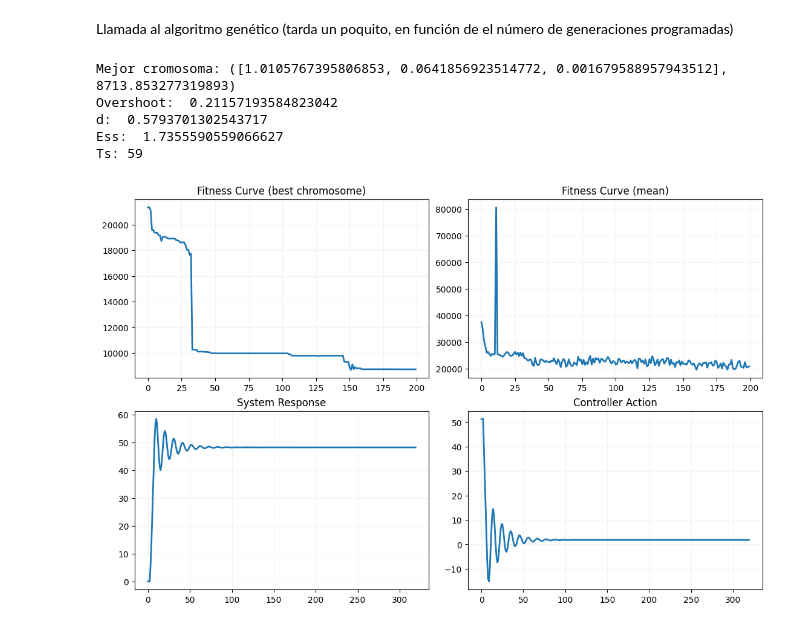
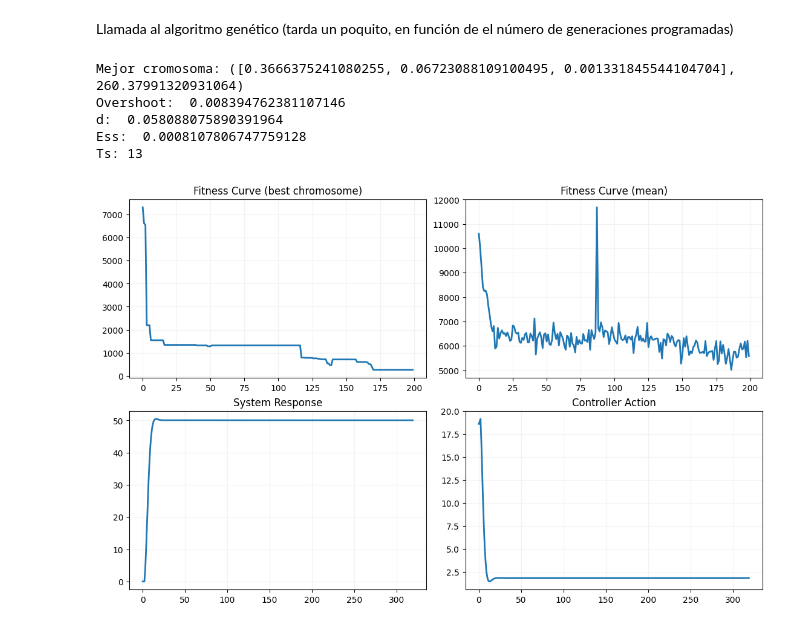
Before and after one commit to Alejandro-Casanova/Pr-cticas_Sistemas_de_Control, a Jupyter notebook: 2 Práctica Algoritmos Genéticos.ipynb, the cells around one changed output. Drawn from its saved outputs; the diff is of its cells as text; code cells hidden in the pictures.

```diff
--- a/2 Práctica Algoritmos Genéticos.ipynb
+++ b/2 Práctica Algoritmos Genéticos.ipynb
@@ -88,6 +88,10 @@ class Controller:
         # Prepare last error for next cycle
         self.motor_speed_anterior = motor_speed
 
+        # Prepare last I and D values for next cycle
+        self.I_anterior = I
+        self.D_anterior = D
+
         # Compute controller output
         new_motor_voltage = P+I+D
         DC_motor_sim.Set_ea(self.motor_sim, new_motor_voltage)
@@ -145,6 +149,8 @@ class Performance:
                             first_overshoot = self.v[i-1]
                     elif second_overshoot == 0:
                         second_overshoot = self.v[i-1]
+                    elif self.v[i-1] > first_overshoot: # In case response is not stable
+                        second_overshoot = self.v[i-1]
 
             else: # If decreasing
                 if point > self.v[i-1]: # rising again
@@ -155,8 +161,10 @@ class Performance:
             self.Overshoot = first_overshoot / settle_value - 1
 
         # Calculate second overshoot
-        if second_overshoot > 0:
+        if second_overshoot > settle_value:
             second_overshoot = second_overshoot / settle_value - 1
+        else:
+            second_overshoot = 0
 
         # Calculate decay ratio
         if abs(first_overshoot) > 0:
@@ -396,27 +404,26 @@ Llamada al algoritmo genético (tarda un poquito, en función de el número de g
 # %%
 # Parámetros del algoritmo genético
 population_size = 200 # 100
 chromosome_length = 3
 generations = 200 # 200
-mutation_rate = 0.33 # 0.1
+mutation_rate = 0.4 # 0.1
 crossover_rate = 0.7 # 0.6
-T = 6 # 8
+T = 8 # 8
 
-# gen = Genetico(w_ts=10., w_d=6., w_overshoot=200., w_ess=800.)
-gen = Genetico(w_ts=30., w_d=0.6, w_overshoot=6., w_ess=4000.)
+gen = Genetico(w_ts=20., w_d=5., w_overshoot=1., w_ess=100.)
 
 # Ejecutar el algoritmo genético
 best_chromosome, fitness_curve_best, fitness_curve_mean = gen.genetic_algorithm(population_size, chromosome_length, generations, mutation_rate, crossover_rate, T)
 
 # Imprimir el resultado
 print("Mejor cromosoma:", best_chromosome)
 BC = best_chromosome[0]
 DC = dibujacontrol()
 DC.dibujar(BC[0], BC[1], BC[2], fitness_curve_best, fitness_curve_mean)
 # %% [output]
-Mejor cromosoma: ([1.0105767395806853, 0.0641856923514772, 0.001679588957943512], 8713.853277319893)
-Overshoot:  0.21157193584823042
-d:  0.5793701302543717
-Ess:  1.7355590559066627
-Ts: 59
+Mejor cromosoma: ([0.3666375241080255, 0.06723088109100495, 0.001331845544104704], 260.37991320931064)
+Overshoot:  0.008394762381107146
+d:  0.058088075890391964
+Ess:  0.0008107806747759128
+Ts: 13
-[figure, old version]
+[figure, new version]
```
Also changed, not shown: parts of 1 cell of this notebook, 3 other files.
